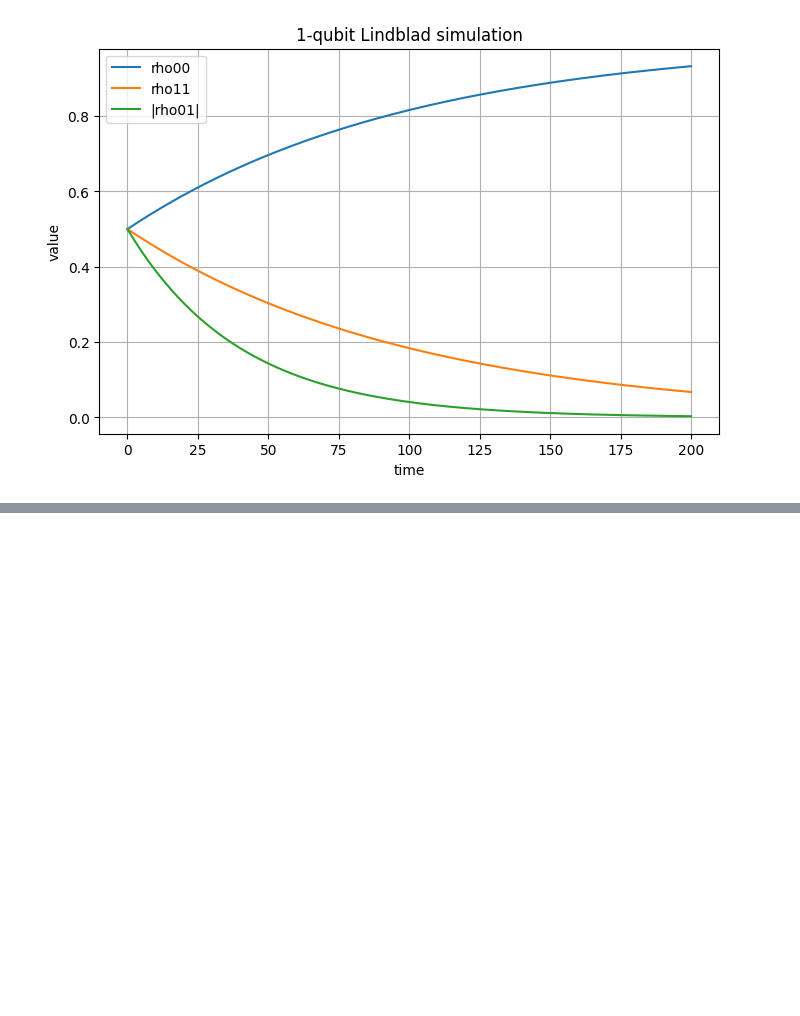
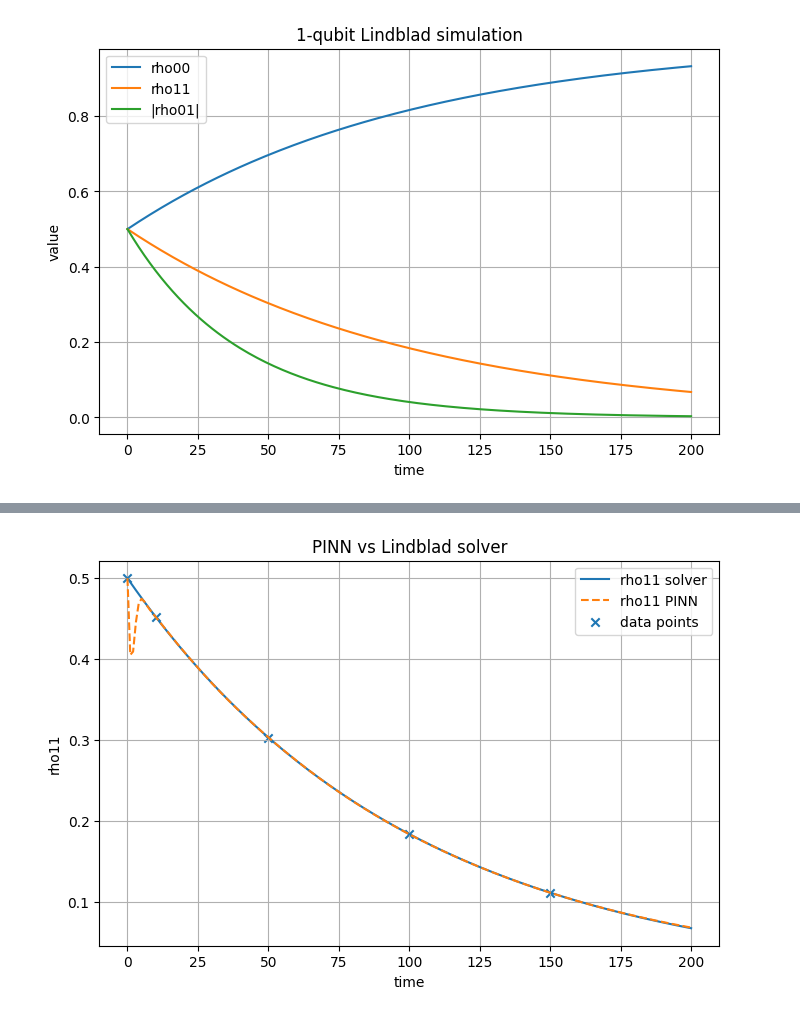
Before and after one commit to IgorPKozielski/Qubit-Experimental-Quantum-System-Identification-on-Odra-5, a Jupyter notebook: notebooks/pinn/experiments/01_test_solver.ipynb, the cells around one changed output, grey strips where cells are left out. Cells and saved outputs as stored; diff of their text form; code cells hidden in the pictures; blank space fills up the shorter version.

```diff
--- a/notebooks/pinn/experiments/01_test_solver.ipynb
+++ b/notebooks/pinn/experiments/01_test_solver.ipynb
@@ -67,0 +117,20 @@ dir(nn_solver_1q)
+# %%
+#compare with solver
+states_np = states[:, 0, :, :]
+
+plt.figure(figsize=(8, 5))
+
+plt.plot(times, np.real(states_np[:, 1, 1]), label="rho11 solver")
+plt.plot(test_times, np.real(pred_pinn[:, 1, 1]), "--", label="rho11 PINN")
+
+plt.scatter(data_times, np.real(data_values[:, 0, 1, 1]), marker="x", label="data points")
+
+plt.xlabel("time")
+plt.ylabel("rho11")
+plt.title("PINN vs Lindblad solver")
+plt.legend()
+plt.grid(True)
+
+plt.show()
+# %% [output]
+[figure, added]
```
Also changed, not shown: parts of 8 cells of this notebook.
